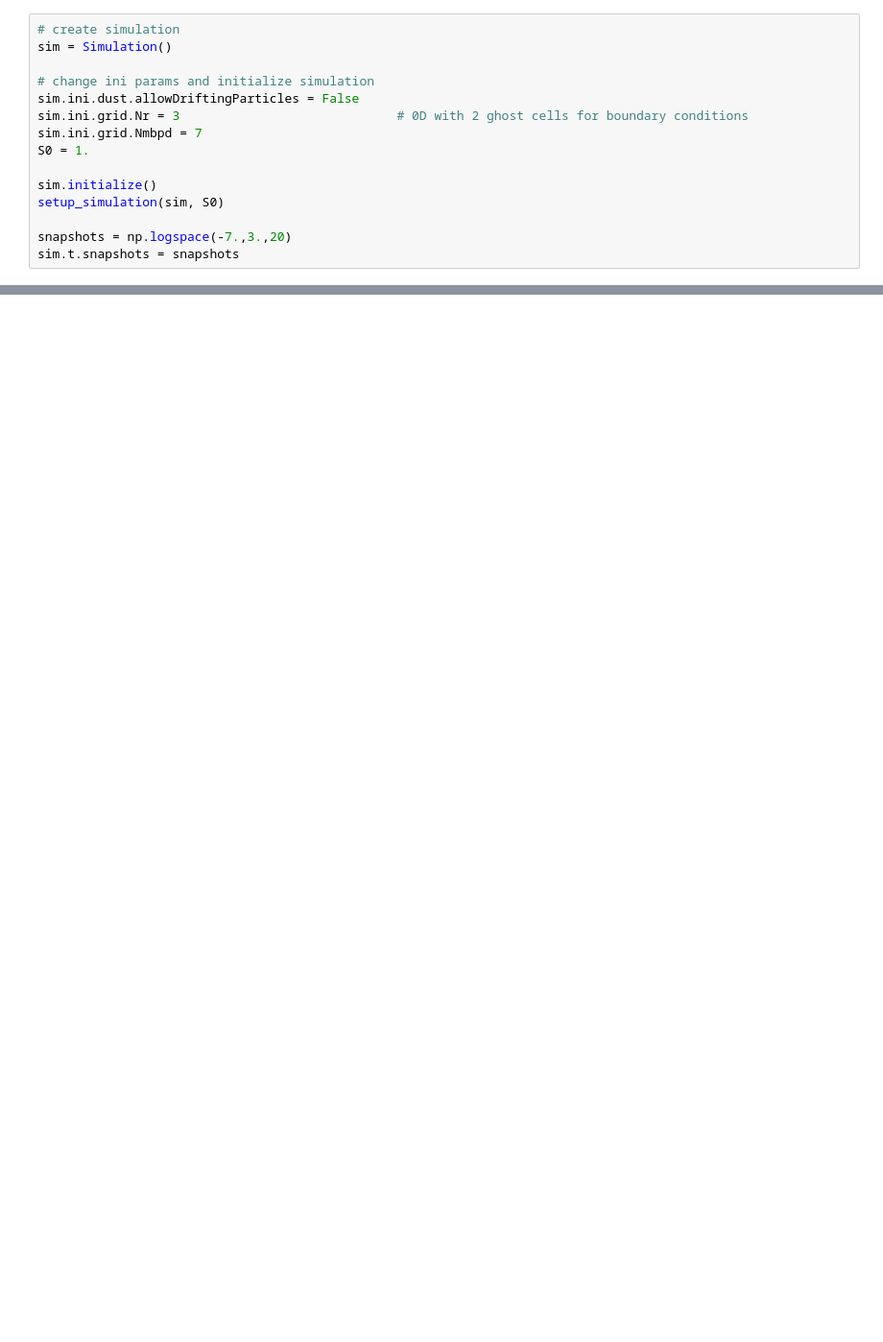
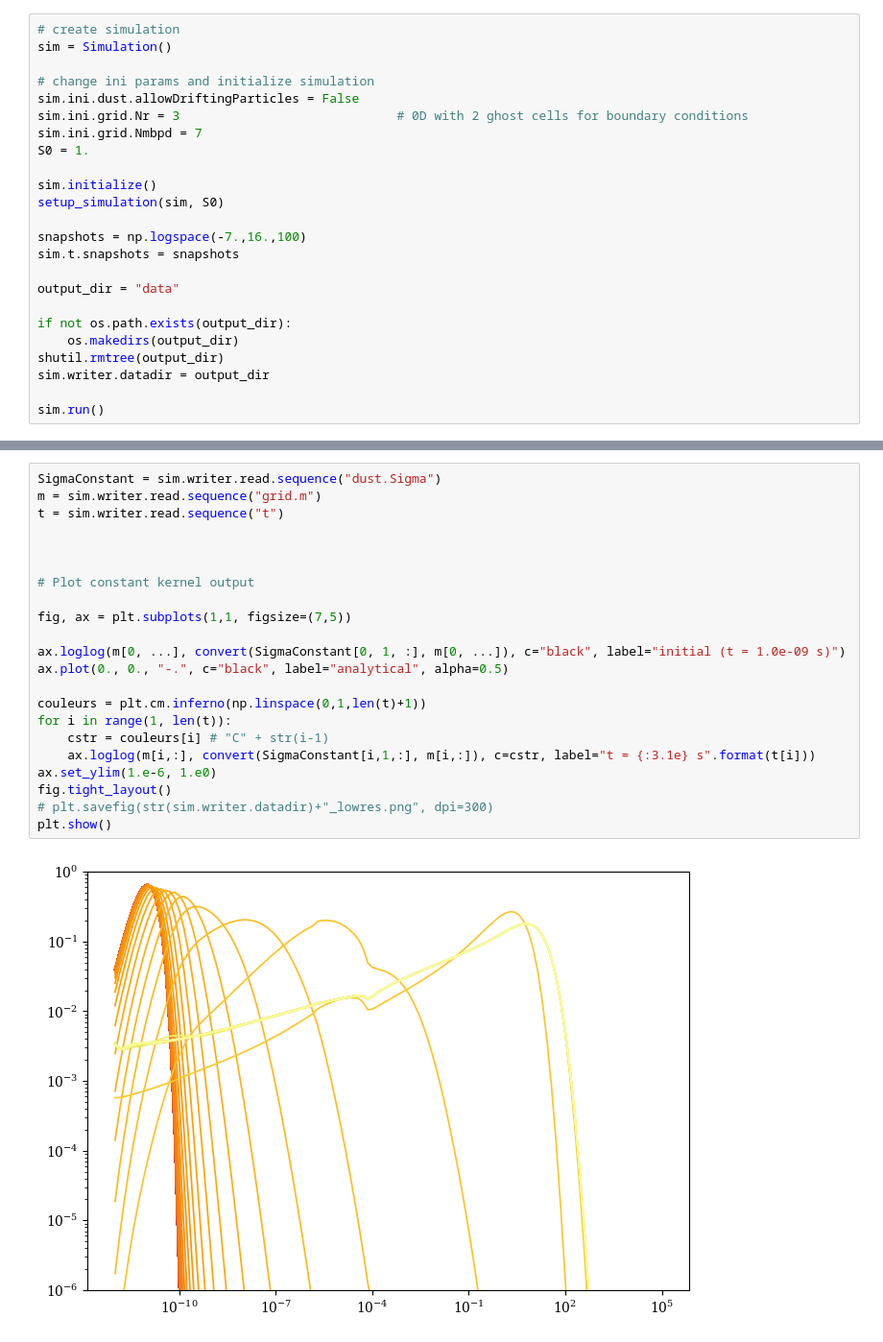
Before and after one commit to silkbha/Smoluchowski, a Jupyter notebook: dustpy.ipynb, the cells around one changed output, grey strips where cells are left out. Shown at 96% size. Saved outputs shown, nothing was run; the diff lists cells and outputs as text; blank space fills up the shorter version.

```diff
--- a/dustpy.ipynb
+++ b/dustpy.ipynb
@@ -102,5 +111,14 @@ S0 = 1.
 sim.initialize()
 setup_simulation(sim, S0)
 
-snapshots = np.logspace(-7.,3.,20)
+snapshots = np.logspace(-7.,16.,100)
 sim.t.snapshots = snapshots
+
+output_dir = "data"
+
+if not os.path.exists(output_dir):
+    os.makedirs(output_dir)
+shutil.rmtree(output_dir)
+sim.writer.datadir = output_dir
+
+sim.run()
@@ -107,3 +143,27 @@ sim.t.snapshots = snapshots
+# %%
+SigmaConstant = sim.writer.read.sequence("dust.Sigma")
+m = sim.writer.read.sequence("grid.m")
+t = sim.writer.read.sequence("t")
+
+
+
+# Plot constant kernel output
+
+fig, ax = plt.subplots(1,1, figsize=(7,5))
+
+ax.loglog(m[0, ...], convert(SigmaConstant[0, 1, :], m[0, ...]), c="black", label="initial (t = 1.0e-09 s)")
+ax.plot(0., 0., "-.", c="black", label="analytical", alpha=0.5)
+
+couleurs = plt.cm.inferno(np.linspace(0,1,len(t)+1))
+for i in range(1, len(t)):
+    cstr = couleurs[i] # "C" + str(i-1)
+    ax.loglog(m[i,:], convert(SigmaConstant[i,1,:], m[i,:]), c=cstr, label="t = {:3.1e} s".format(t[i]))
+ax.set_ylim(1.e-6, 1.e0)
+fig.tight_layout()
+# plt.savefig(str(sim.writer.datadir)+"_lowres.png", dpi=300)
+plt.show()
+# %% [output]
+[figure, added]
 # %%
 # sim.ini.grid
 # sim.ini.dust
```
Also changed, not shown: parts of 4 cells of this notebook, 1 other file.
